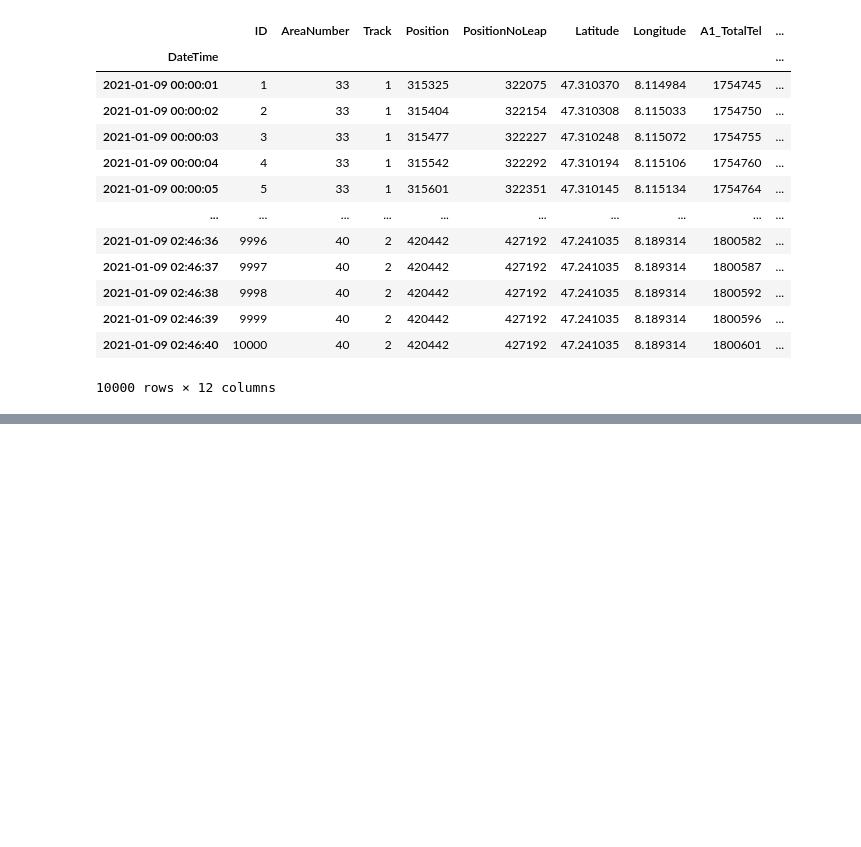
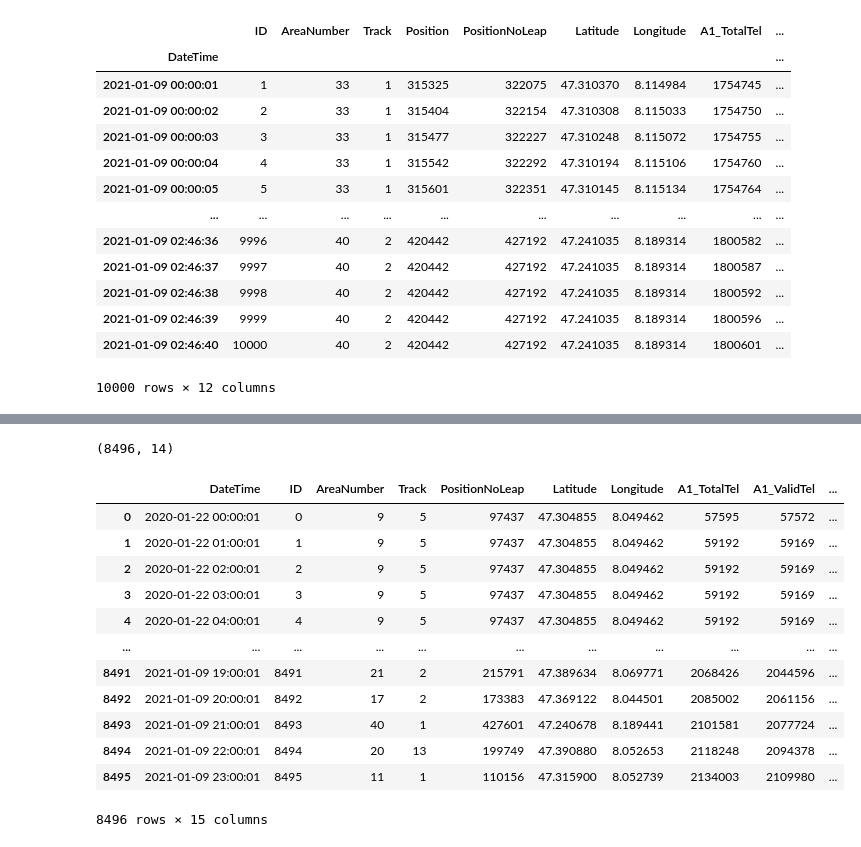
Before and after one commit to BarrySunderland/HackZurich2021, a Jupyter notebook: data-processing/notebooks/downsample.ipynb, the cells around one changed output, grey strips where cells are left out. Drawn from its saved outputs; the diff is of its cells as text; code cells hidden in the pictures; blank space fills up the shorter version.

```diff
--- a/data-processing/notebooks/downsample.ipynb
+++ b/data-processing/notebooks/downsample.ipynb
@@ -39,0 +86,3 @@ df.to_csv('../../data-processing/data/interim/rssi_sample.csv')
+# %%
+fault_probability = fault_probability / fault_probability.max()
+fault_probability.max()
@@ -39,0 +91,4 @@ df.to_csv('../../data-processing/data/interim/rssi_sample.csv')
+# %%
+df['fault_actual'] = fault_actual
+df['fault_predicted'] = fault_predicted
+df['fault_probability'] = fault_probability
@@ -39,0 +105,25 @@ df.to_csv('../../data-processing/data/interim/rssi_sample.csv')
+# %%
+df.shape
+# %% [output]
+(8496, 14)
+# %%
+df = df.reset_index()
+df['DateTime'] = df['DateTime'].astype(str)
+# %%
+df['ID'] = df.index
+# %%
+df
+# %% [output]
+|  | DateTime | ID | AreaNumber | Track | PositionNoLeap | Latitude | Longitude | A1_TotalTel | A1_ValidTel | ... |
+| 0 | 2020-01-22 00:00:01 | 0 | 9 | 5 | 97437 | 47.304855 | 8.049462 | 57595 | 57572 | ... |
+| 1 | 2020-01-22 01:00:01 | 1 | 9 | 5 | 97437 | 47.304855 | 8.049462 | 59192 | 59169 | ... |
+| 2 | 2020-01-22 02:00:01 | 2 | 9 | 5 | 97437 | 47.304855 | 8.049462 | 59192 | 59169 | ... |
+| 3 | 2020-01-22 03:00:01 | 3 | 9 | 5 | 97437 | 47.304855 | 8.049462 | 59192 | 59169 | ... |
+| 4 | 2020-01-22 04:00:01 | 4 | 9 | 5 | 97437 | 47.304855 | 8.049462 | 59192 | 59169 | ... |
+| ... | ... | ... | ... | ... | ... | ... | ... | ... | ... | ... |
+| 8491 | 2021-01-09 19:00:01 | 8491 | 21 | 2 | 215791 | 47.389634 | 8.069771 | 2068426 | 2044596 | ... |
+| 8492 | 2021-01-09 20:00:01 | 8492 | 17 | 2 | 173383 | 47.369122 | 8.044501 | 2085002 | 2061156 | ... |
+| 8493 | 2021-01-09 21:00:01 | 8493 | 40 | 1 | 427601 | 47.240678 | 8.189441 | 2101581 | 2077724 | ... |
+| 8494 | 2021-01-09 22:00:01 | 8494 | 20 | 13 | 199749 | 47.390880 | 8.052653 | 2118248 | 2094378 | ... |
+| 8495 | 2021-01-09 23:00:01 | 8495 | 11 | 1 | 110156 | 47.315900 | 8.052739 | 2134003 | 2109980 | ... |
+8496 rows × 15 columns
```
Also changed, not shown: parts of 15 cells of this notebook.
